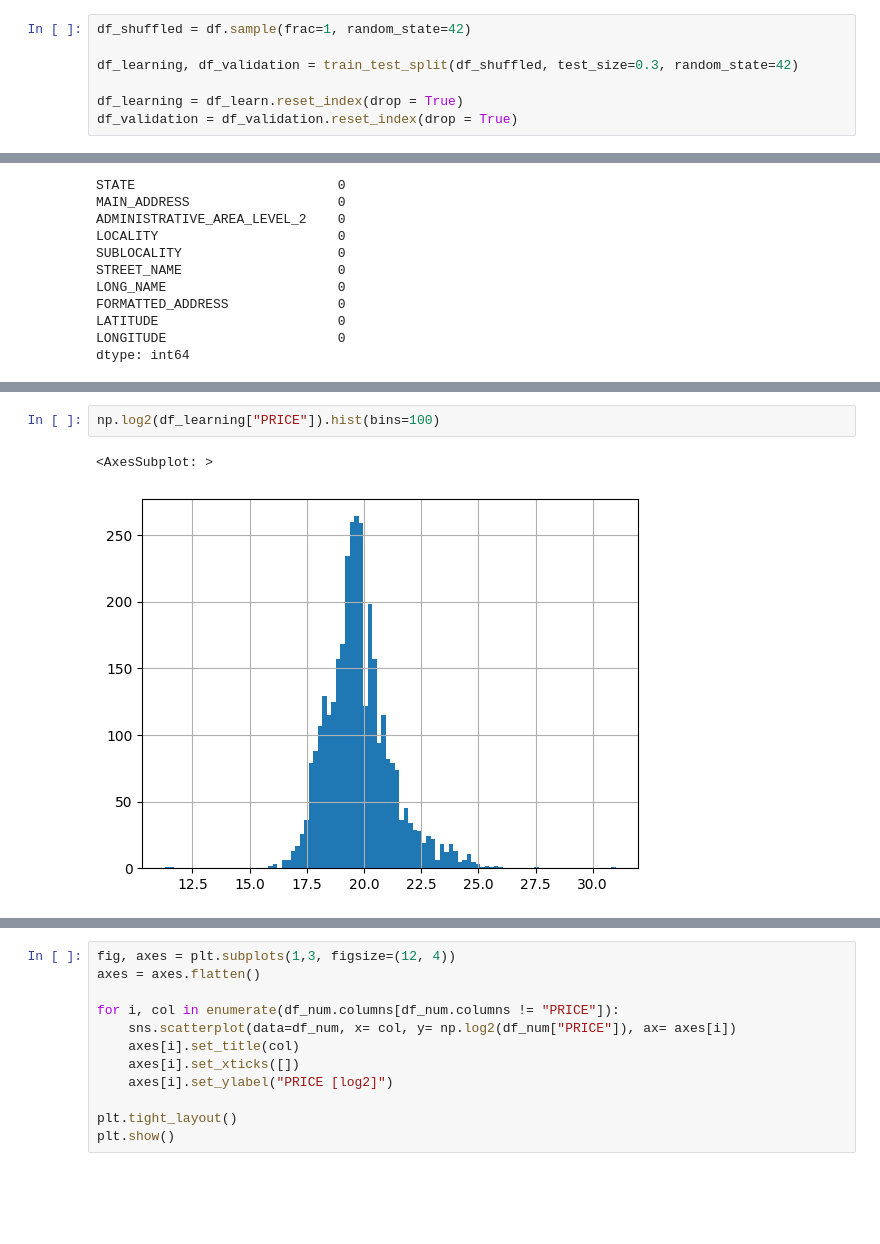
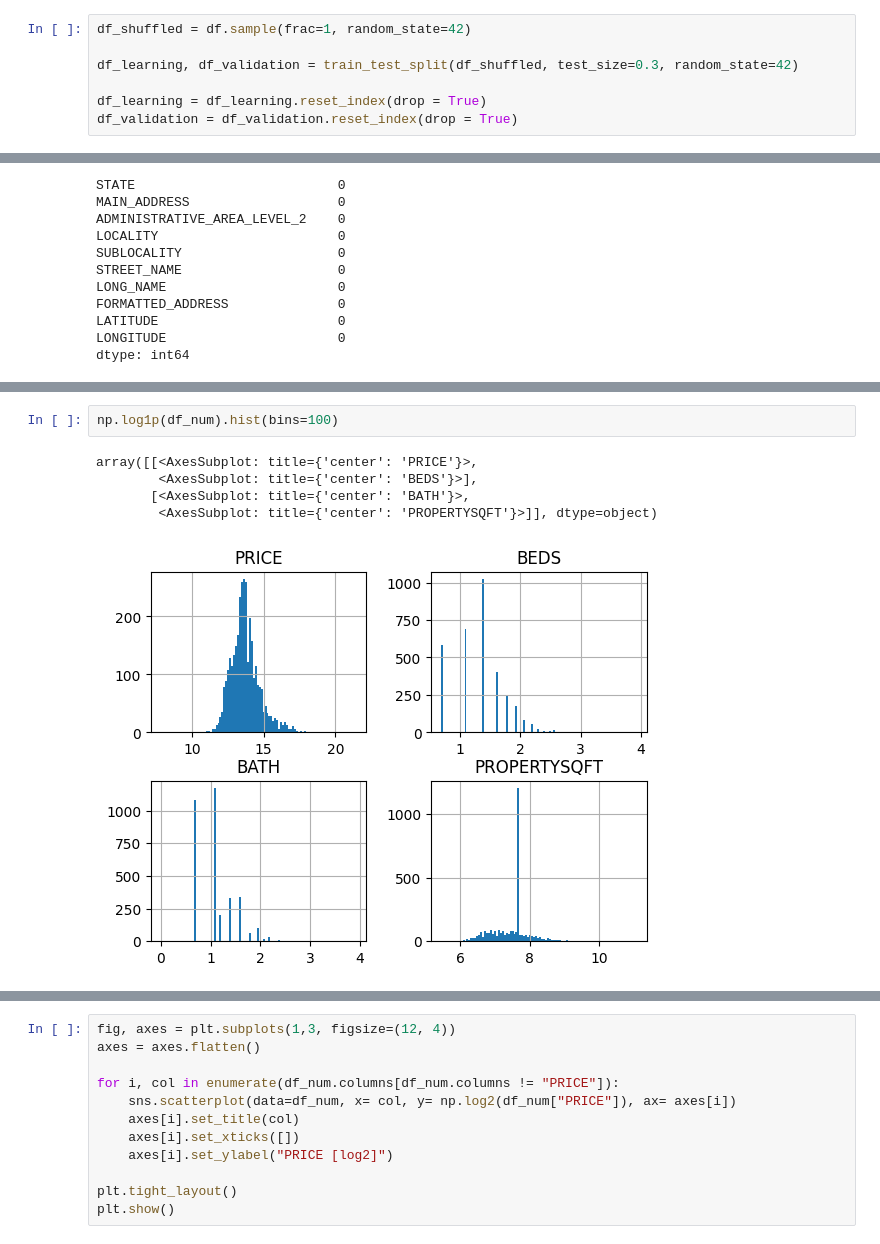
Before and after one commit to KAdamczykk/ML_Project_1, a Jupyter notebook: basic_analysis.ipynb, the cells around one changed output, grey strips where cells are left out. Drawn from its saved outputs; the diff is of its cells as text; blank space fills up the shorter version.

```diff
--- a/basic_analysis.ipynb
+++ b/basic_analysis.ipynb
@@ -13,5 +13,5 @@ df_shuffled = df.sample(frac=1, random_state=42)
 
 df_learning, df_validation = train_test_split(df_shuffled, test_size=0.3, random_state=42)
 
-df_learning = df_learn.reset_index(drop = True)
+df_learning = df_learning.reset_index(drop = True)
 df_validation = df_validation.reset_index(drop = True)
@@ -95,5 +96,8 @@ array([[<AxesSubplot: title={'center': 'PRICE'}>,
 # %%
-np.log2(df_learning["PRICE"]).hist(bins=100)
+np.log1p(df_num).hist(bins=100)
 # %% [output]
-<AxesSubplot: >
+array([[<AxesSubplot: title={'center': 'PRICE'}>,
+        <AxesSubplot: title={'center': 'BEDS'}>],
+       [<AxesSubplot: title={'center': 'BATH'}>,
+        <AxesSubplot: title={'center': 'PROPERTYSQFT'}>]], dtype=object)
-[figure, old version]
+[figure, new version]
```
Also changed, not shown: parts of 11 cells of this notebook.
